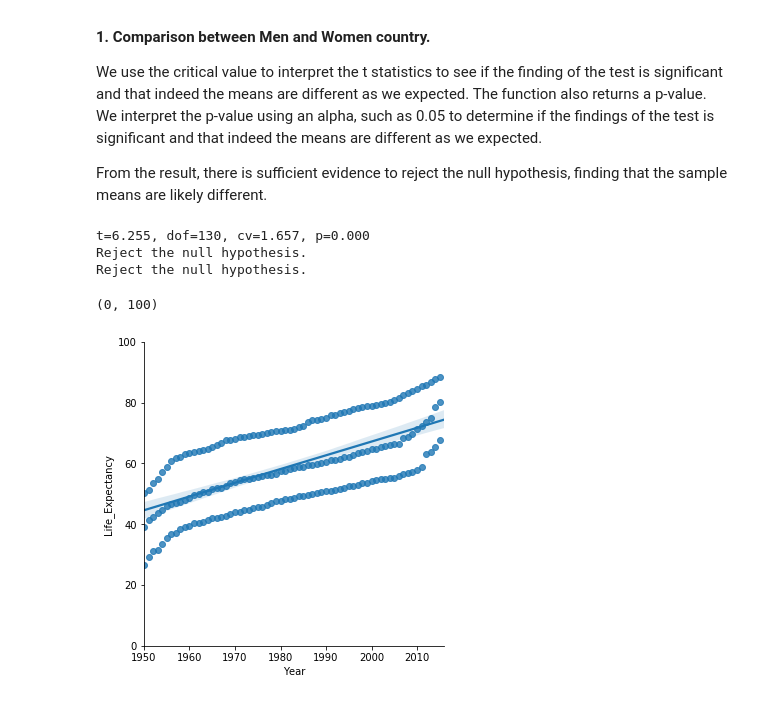
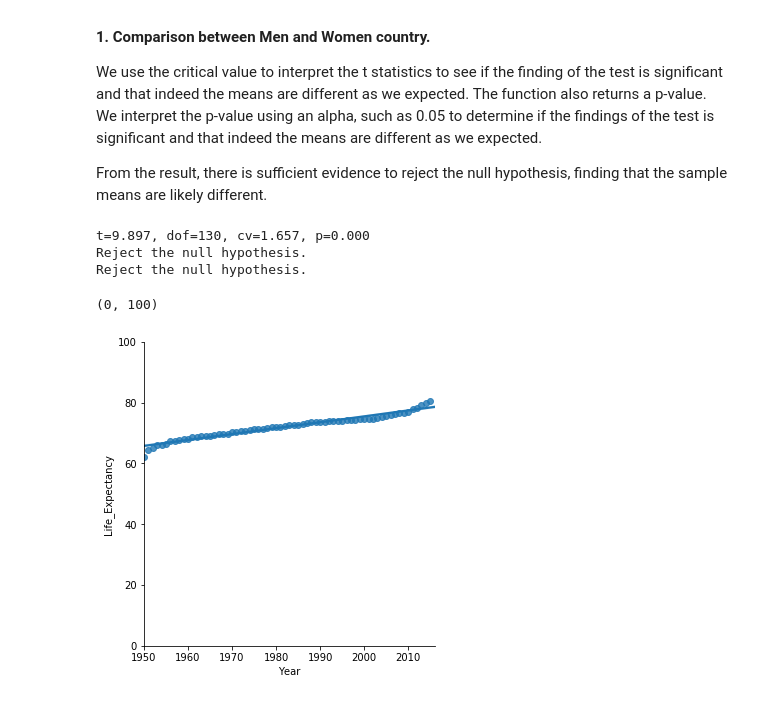
Before and after one commit to cdigap/ProgDA_Project, a Jupyter notebook: DataAnalytics_Project.ipynb, the cells around one changed output. Saved outputs shown, nothing was run; the diff lists cells and outputs as text; code cells hidden in the pictures.

```diff
--- a/DataAnalytics_Project.ipynb
+++ b/DataAnalytics_Project.ipynb
@@ -177,6 +182,9 @@ The Below code will create the Data which we can use to analyse different patter
 # %%
 import numpy as np
 import pandas as pd
+import matplotlib.pyplot as plt
+
+from pandas.plotting import scatter_matrix
 
 m_mu_Least, m_sigma1_Least = 47.41360606, 7.930890669
 m_mu_Less, m_sigma1_Less = 55.86471212, 8.578650548
@@ -229,11 +237,15 @@ df['Life_Expectancy'] = (df.Men + df.Women)/2
 df.loc[df['Development_status'] == "Least developed countries", 'Development_status'] = "Least developed regions"
 
 #Creating an index on Development Status
-df = df.reset_index().set_index('Development_status')
+#df = df.reset_index().set_index('Development_status')
+#df = df.set_index('Year','Development_status')
 
+df = df.set_index('Development_status')
+
+#df.index
 
 # Arranging the columns to a better sequence.
-#columnsTitles = ['Year','Development_Status','Men','Women','Life_Expectancy']
+#columnsTitles = ['Year','Development_status','Men','Women','Life_Expectancy']
 #df = df.reindex(columns=columnsTitles)
 
 
@@ -565,16 +610,16 @@ if p <= alpha:
 else:
 	print('Accept null hypothesis.')
 # %% [output]
-t=6.255, dof=130, cv=1.657, p=0.000
+t=9.897, dof=130, cv=1.657, p=0.000
 Reject the null hypothesis.
 Reject the null hypothesis.
 # %%
 import seaborn as sns
-sns.lmplot(x="Year", y="Life_Expectancy",  data=df)
+sns.lmplot(x="Year", y="Life_Expectancy",  data=c_More)
 # control x and y limits
 plt.xlim(1950, 2016)
 plt.ylim(0,100)
 #sns.plt.show()
 # %% [output]
 (0, 100)
-[figure, old version]
+[figure, new version]
```
Also changed, not shown: parts of 26 cells of this notebook.
